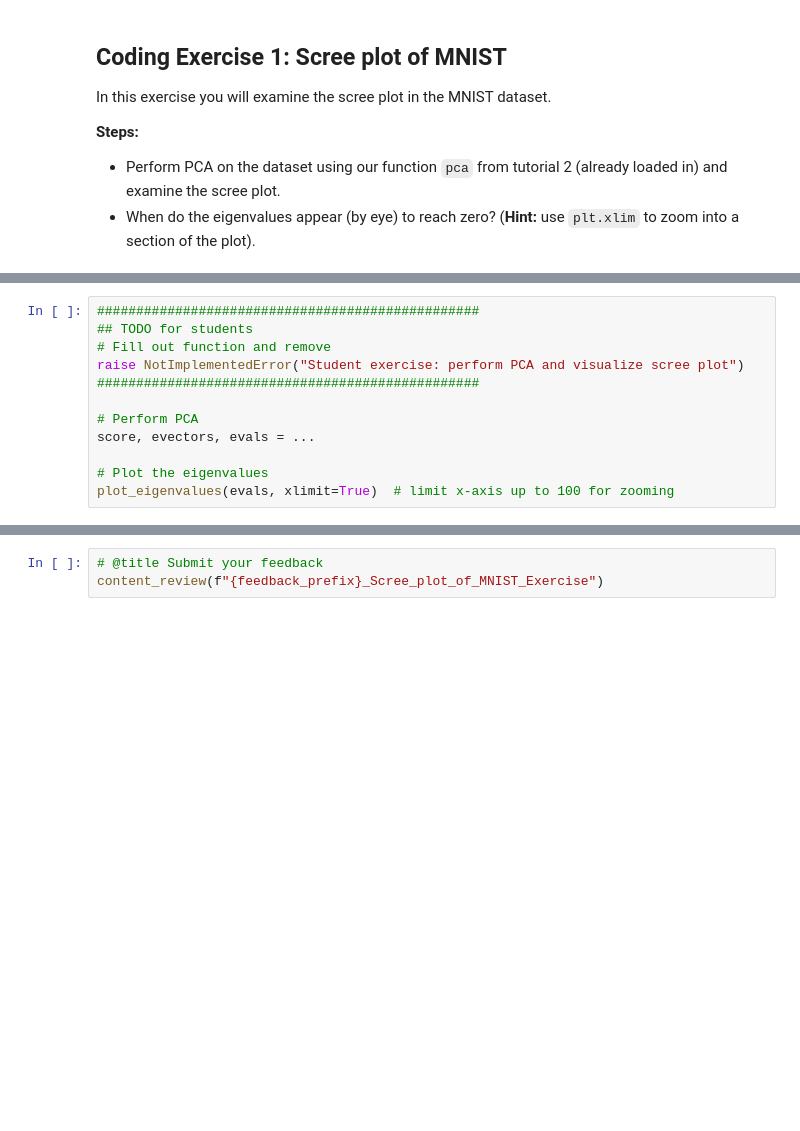
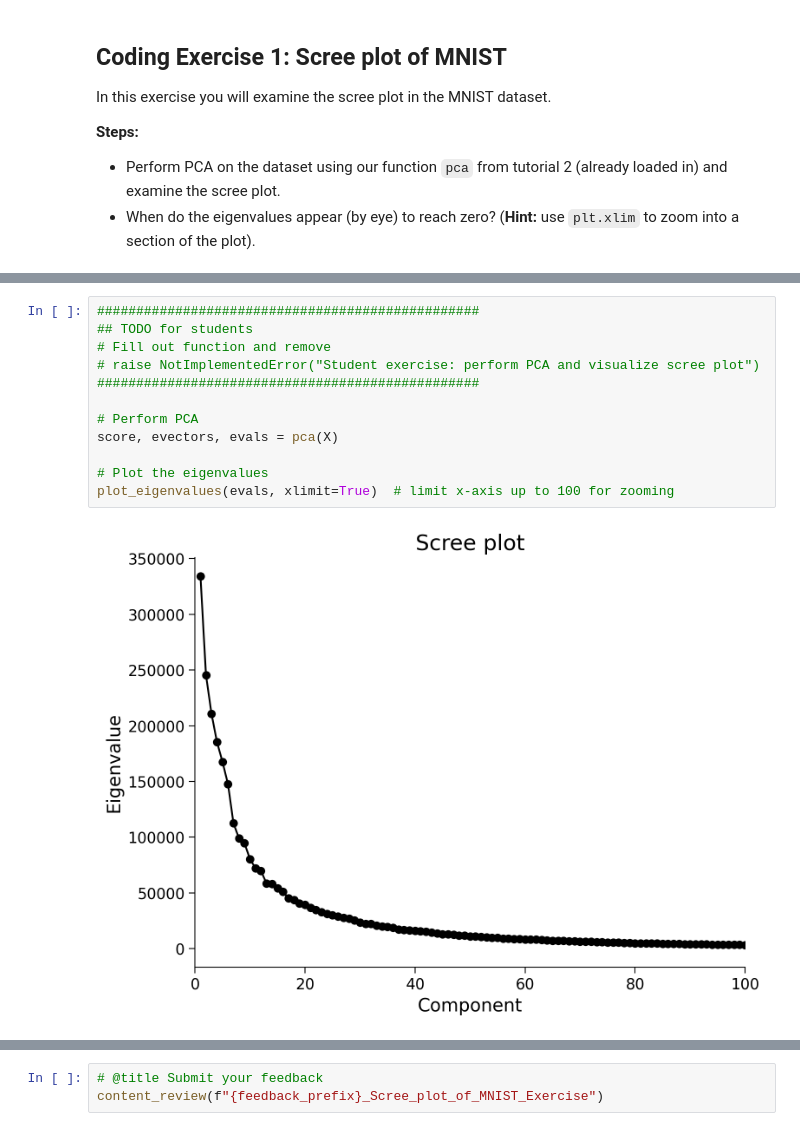
Before and after one commit to mahshadnj/Neuromatch, a Jupyter notebook: tutorials/W1D4_DimensionalityReduction/student/W1D4_Tutorial3.ipynb, the cells around one changed output, grey strips where cells are left out. Cells and saved outputs as stored; diff of their text form; blank space fills up the shorter version.

```diff
--- a/tutorials/W1D4_DimensionalityReduction/student/W1D4_Tutorial3.ipynb
+++ b/tutorials/W1D4_DimensionalityReduction/student/W1D4_Tutorial3.ipynb
@@ -427,15 +438,17 @@ help(pca)
 # %%
 #################################################
 ## TODO for students
 # Fill out function and remove
-raise NotImplementedError("Student exercise: perform PCA and visualize scree plot")
+# raise NotImplementedError("Student exercise: perform PCA and visualize scree plot")
 #################################################
 
 # Perform PCA
-score, evectors, evals = ...
+score, evectors, evals = pca(X)
 
 # Plot the eigenvalues
 plot_eigenvalues(evals, xlimit=True)  # limit x-axis up to 100 for zooming
+# %% [output]
+[figure, added]
 # %% [markdown]
 [*Click for solution*](https://github.com/NeuromatchAcademy/course-content/tree/main/tutorials/W1D4_DimensionalityReduction/solutions/W1D4_Tutorial3_Solution_1ea6324a.py)
 
```
Also changed, not shown: parts of 11 cells of this notebook.
